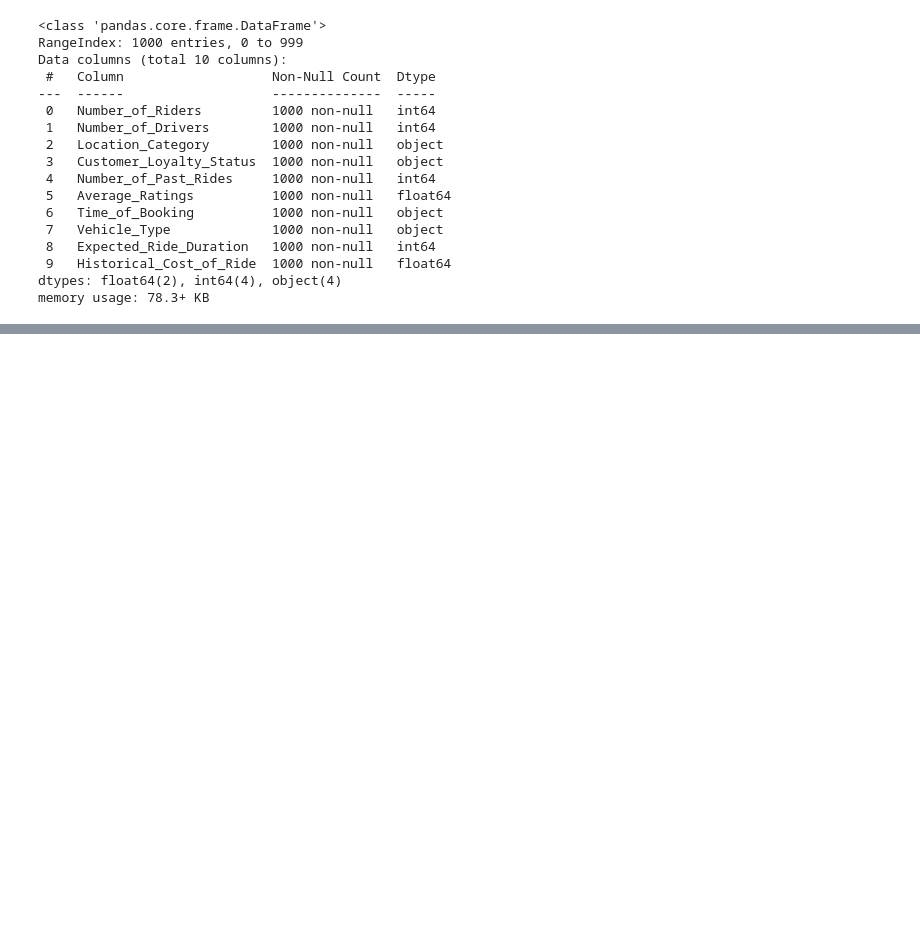
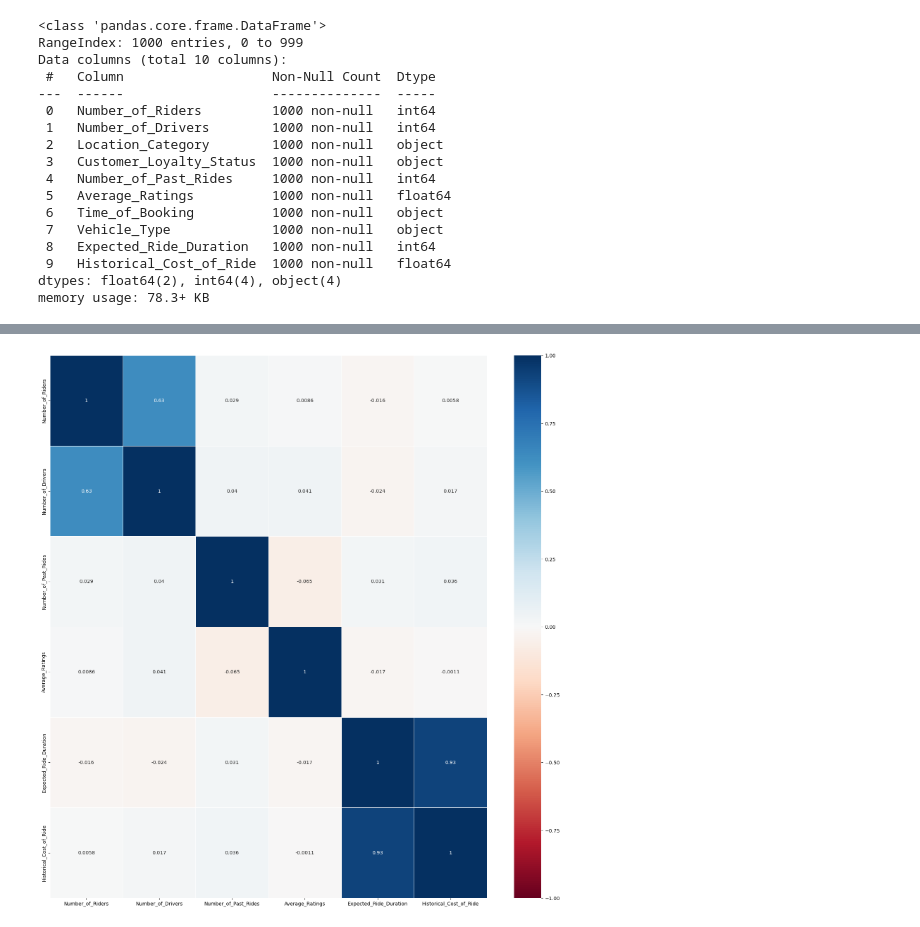
Before and after one commit to yunepark/data-science-projects, a Jupyter notebook: Dynamic_Pricing/Data_Preprocessing_EDA.ipynb, the cells around one changed output, grey strips where cells are left out. Saved outputs shown, nothing was run; the diff lists cells and outputs as text; code cells hidden in the pictures; blank space fills up the shorter version.

```diff
--- a/Dynamic_Pricing/Data_Preprocessing_EDA.ipynb
+++ b/Dynamic_Pricing/Data_Preprocessing_EDA.ipynb
@@ -41,0 +62,8 @@ data.describe()
+# %%
+plt.figure(figsize=(20,20))
+
+sns.heatmap(data.corr(numeric_only = True), annot = True, \
+            vmin = -1, vmax = 1, linewidth=.5, cmap = 'RdBu')
+plt.show()
+# %% [output]
+[figure, added]
```
Also changed, not shown: parts of 8 cells of this notebook, 2 other files.
